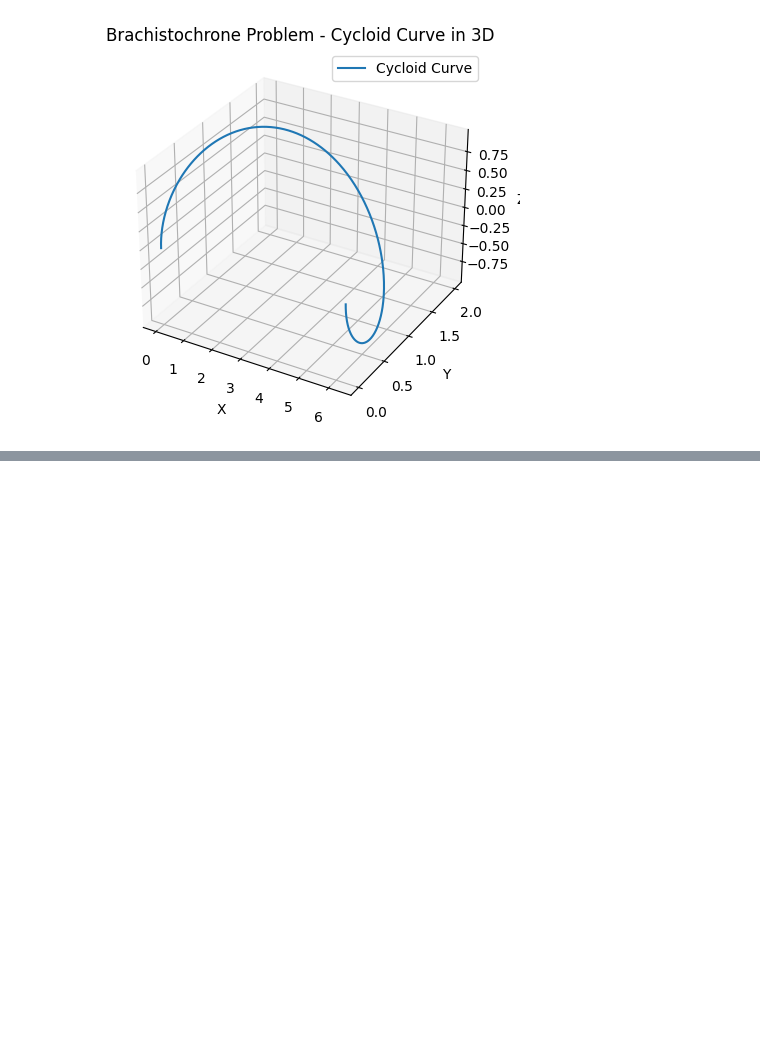
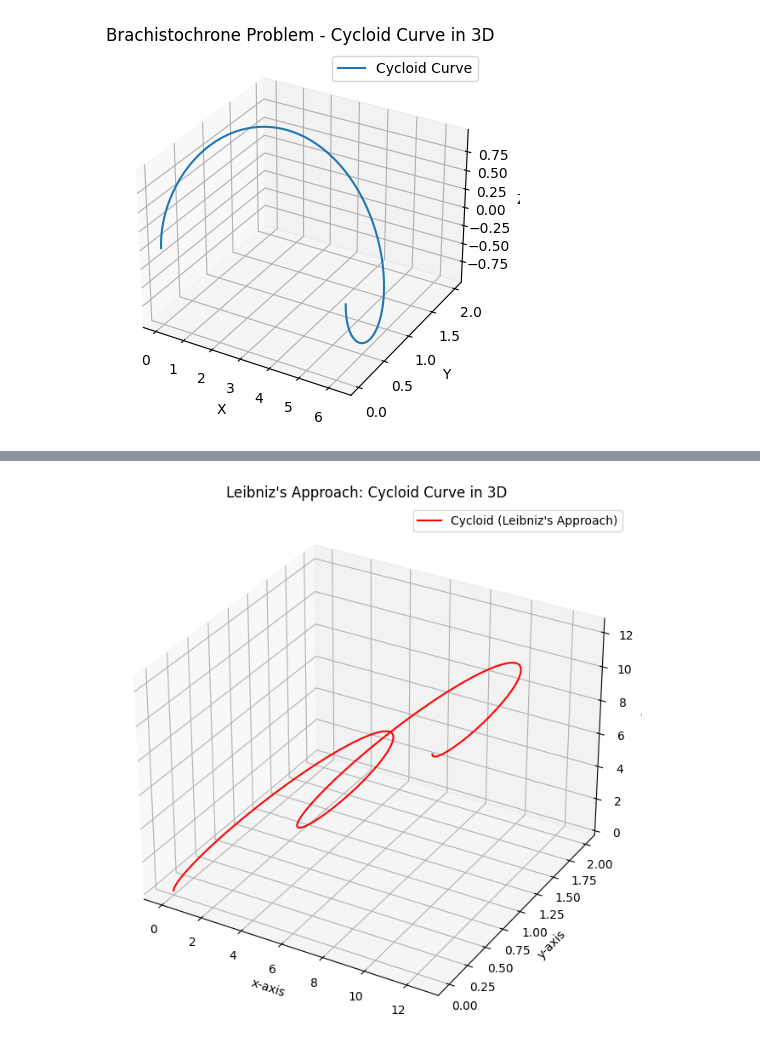
Before and after one commit to kimjaehwankimjaehwan/Finite-Element-Method, a Jupyter notebook: 유한요소법(변분법).ipynb, the cells around one changed output, grey strips where cells are left out. Saved outputs shown, nothing was run; the diff lists cells and outputs as text; code cells hidden in the pictures; blank space fills up the shorter version.

```diff
--- a/유한요소법(변분법).ipynb
+++ b/유한요소법(변분법).ipynb
@@ -55,0 +182,21 @@ plt.show()
+# %%
+def leibniz_cycloid_3d():
+    r = 1
+    t_vals = np.linspace(0, 4 * np.pi, 1000)
+    x_cycloid = r * (t_vals - np.sin(t_vals))
+    y_cycloid = r * (1 - np.cos(t_vals))
+    z_cycloid = t_vals
+
+    fig = plt.figure(figsize=(10, 8))
+    ax = fig.add_subplot(111, projection='3d')
+    ax.plot(x_cycloid, y_cycloid, z_cycloid, label="Cycloid (Leibniz's Approach)", color='red')
+    ax.set_title("Leibniz's Approach: Cycloid Curve in 3D")
+    ax.set_xlabel('x-axis')
+    ax.set_ylabel('y-axis')
+    ax.set_zlabel('z-axis')
+    ax.legend()
+    plt.show()
+
+leibniz_cycloid_3d()
+# %% [output]
+[figure, added]
```
Also changed, not shown: parts of 12 cells of this notebook.
